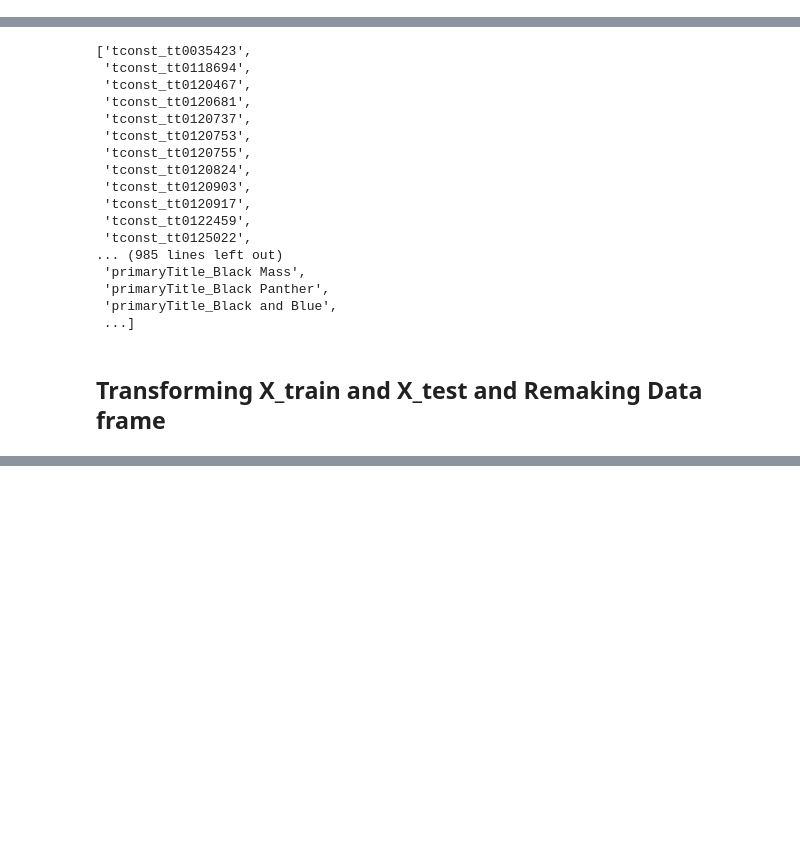
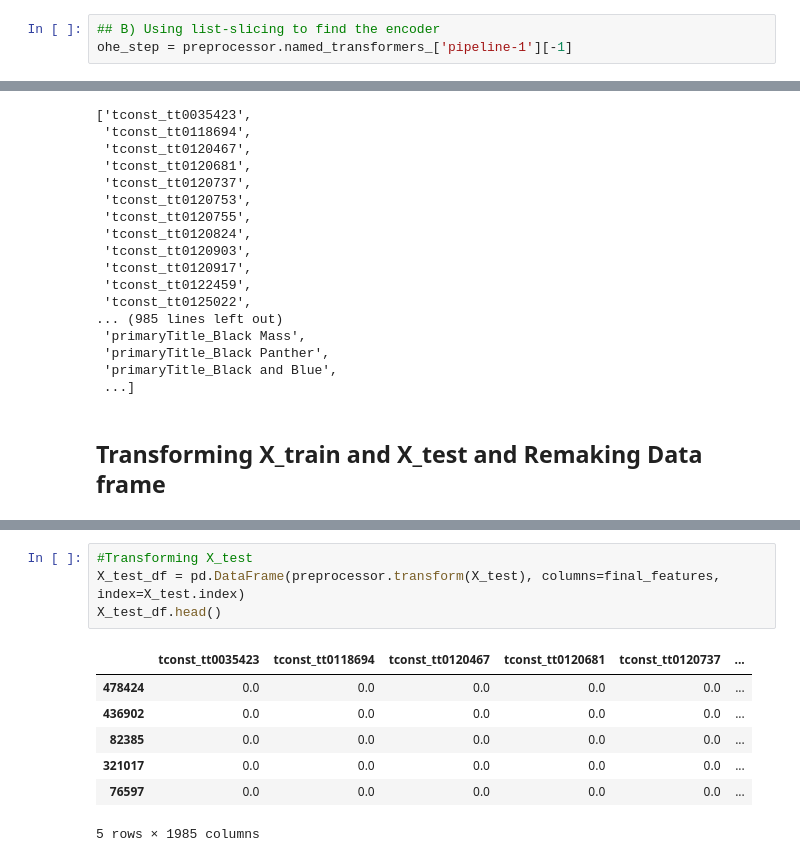
Before and after one commit to JoeBwonKenobi/Movie-Prediction-Project, a Jupyter notebook: Movie_Project_Part_5.ipynb, the cells around one changed output, grey strips where cells are left out. Drawn from its saved outputs; the diff is of its cells as text; blank space fills up the shorter version.

```diff
--- a/Movie_Project_Part_5.ipynb
+++ b/Movie_Project_Part_5.ipynb
@@ -1446,3 +1435,6 @@ preprocessor.named_transformers_['pipeline-1'].named_steps
 # %%
 # A) Using named steps dictionary to find the encoder - Part 2
 ohe_step = preprocessor.named_transformers_['pipeline-1'].named_steps['onehotencoder']
+# %%
+## B) Using list-slicing to find the encoder
+ohe_step = preprocessor.named_transformers_['pipeline-1'][-1]
@@ -1511,0 +1513,12 @@ ValueError: Shape of passed values is (898, 1), indices imply (898, 1986)
+# %%
+#Transforming X_test
+X_test_df = pd.DataFrame(preprocessor.transform(X_test), columns=final_features, index=X_test.index)
+X_test_df.head()
+# %% [output]
+|  | tconst_tt0035423 | tconst_tt0118694 | tconst_tt0120467 | tconst_tt0120681 | tconst_tt0120737 | ... |
+| 478424 | 0.0 | 0.0 | 0.0 | 0.0 | 0.0 | ... |
+| 436902 | 0.0 | 0.0 | 0.0 | 0.0 | 0.0 | ... |
+| 82385 | 0.0 | 0.0 | 0.0 | 0.0 | 0.0 | ... |
+| 321017 | 0.0 | 0.0 | 0.0 | 0.0 | 0.0 | ... |
+| 76597 | 0.0 | 0.0 | 0.0 | 0.0 | 0.0 | ... |
+5 rows × 1985 columns
```
Also changed, not shown: parts of 18 cells of this notebook.
